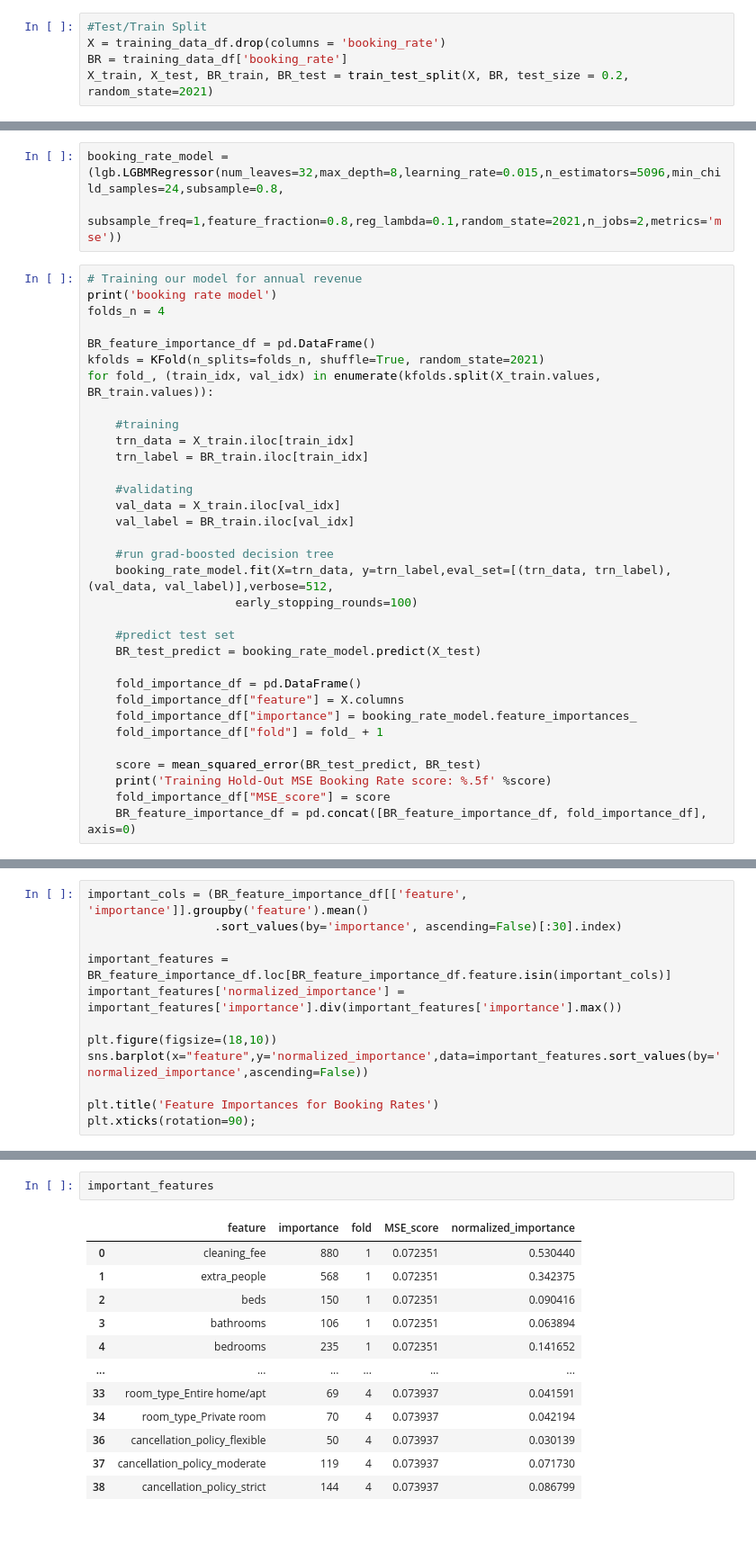
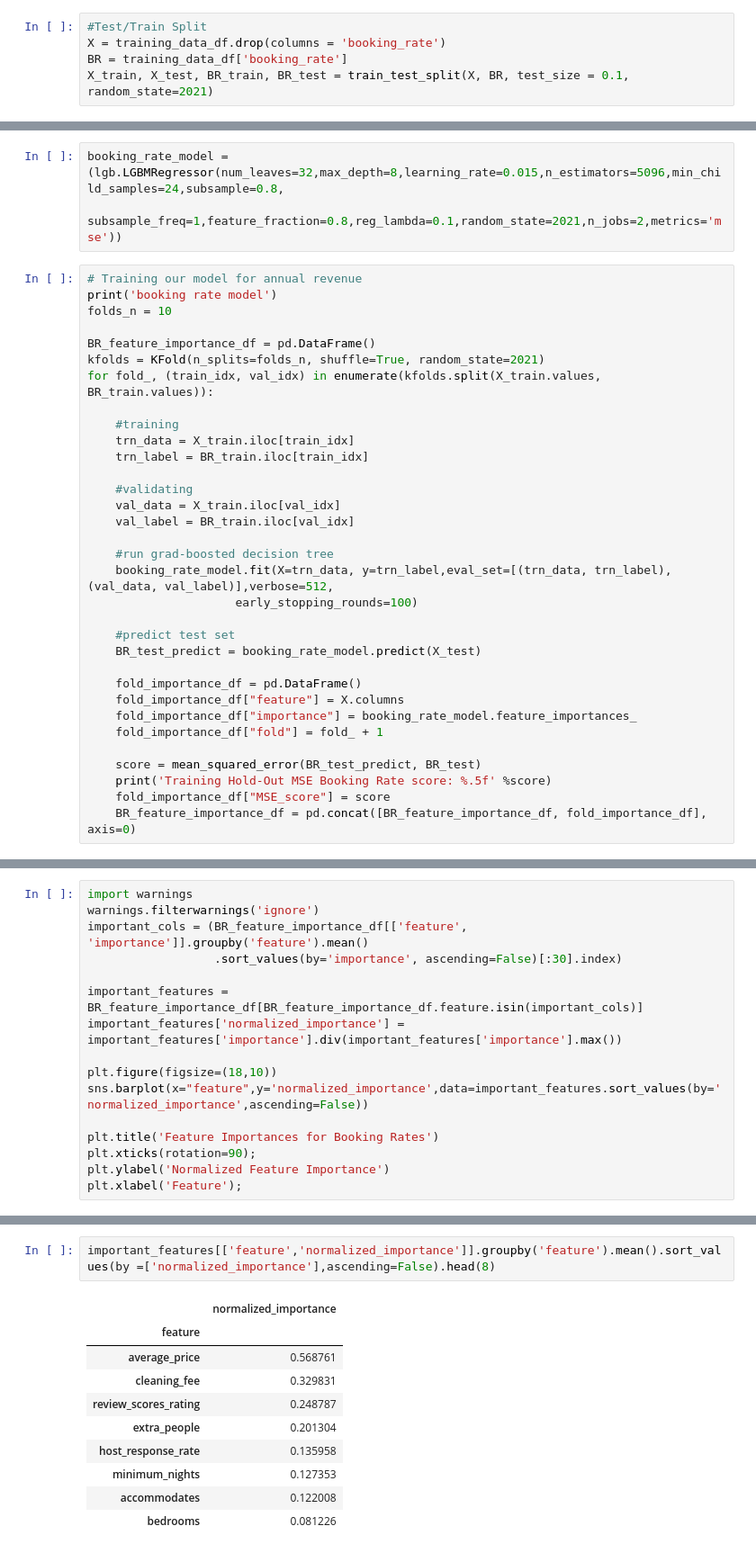
Before and after one commit to jcadusch/AirBnB_Seattle_Analysis, a Jupyter notebook: main_analysis.ipynb, the cells around one changed output, grey strips where cells are left out. Shown at 90% size. Drawn from its saved outputs; the diff is of its cells as text; blank space fills up the shorter version.

```diff
--- a/main_analysis.ipynb
+++ b/main_analysis.ipynb
@@ -280,5 +280,5 @@ training_data_df.head()
 #Test/Train Split
 X = training_data_df.drop(columns = 'booking_rate')
 BR = training_data_df['booking_rate']
-X_train, X_test, BR_train, BR_test = train_test_split(X, BR, test_size = 0.2, random_state=2021)
+X_train, X_test, BR_train, BR_test = train_test_split(X, BR, test_size = 0.1, random_state=2021)
 # %%
@@ -290,7 +290,7 @@ booking_rate_model = (lgb.LGBMRegressor(num_leaves=32,max_depth=8,learning_rate=
 # %%
 # Training our model for annual revenue
 print('booking rate model')
-folds_n = 4
+folds_n = 10
 
 BR_feature_importance_df = pd.DataFrame()
 kfolds = KFold(n_splits=folds_n, shuffle=True, random_state=2021)
@@ -341,8 +341,10 @@ Training Hold-Out MSE Booking Rate score: 0.07394
 # %%
+import warnings
+warnings.filterwarnings('ignore')
 important_cols = (BR_feature_importance_df[['feature', 'importance']].groupby('feature').mean()
                   .sort_values(by='importance', ascending=False)[:30].index)
 
-important_features = BR_feature_importance_df.loc[BR_feature_importance_df.feature.isin(important_cols)]
+important_features = BR_feature_importance_df[BR_feature_importance_df.feature.isin(important_cols)]
 important_features['normalized_importance'] = important_features['importance'].div(important_features['importance'].max())
 
 plt.figure(figsize=(18,10))
@@ -350,4 +352,6 @@ sns.barplot(x="feature",y='normalized_importance',data=important_features.sort_v
 
 plt.title('Feature Importances for Booking Rates')
 plt.xticks(rotation=90);
+plt.ylabel('Normalized Feature Importance')
+plt.xlabel('Feature');
 # %% [output]
@@ -360,15 +359,13 @@ See the caveats in the documentation: https://pandas.pydata.org/pandas-docs/stab
 # %%
-important_features
+important_features[['feature','normalized_importance']].groupby('feature').mean().sort_values(by =['normalized_importance'],ascending=False).head(8)
 # %% [output]
-|  | feature | importance | fold | MSE_score | normalized_importance |
-| 0 | cleaning_fee | 880 | 1 | 0.072351 | 0.530440 |
-| 1 | extra_people | 568 | 1 | 0.072351 | 0.342375 |
-| 2 | beds | 150 | 1 | 0.072351 | 0.090416 |
-| 3 | bathrooms | 106 | 1 | 0.072351 | 0.063894 |
-| 4 | bedrooms | 235 | 1 | 0.072351 | 0.141652 |
-| ... | ... | ... | ... | ... | ... |
-| 33 | room_type_Entire home/apt | 69 | 4 | 0.073937 | 0.041591 |
-| 34 | room_type_Private room | 70 | 4 | 0.073937 | 0.042194 |
-| 36 | cancellation_policy_flexible | 50 | 4 | 0.073937 | 0.030139 |
-| 37 | cancellation_policy_moderate | 119 | 4 | 0.073937 | 0.071730 |
-| 38 | cancellation_policy_strict | 144 | 4 | 0.073937 | 0.086799 |
+|  | normalized_importance |
+| feature |  |
+| average_price | 0.568761 |
+| cleaning_fee | 0.329831 |
+| review_scores_rating | 0.248787 |
+| extra_people | 0.201304 |
+| host_response_rate | 0.135958 |
+| minimum_nights | 0.127353 |
+| accommodates | 0.122008 |
+| bedrooms | 0.081226 |
```
Also changed, not shown: parts of 12 cells of this notebook.
